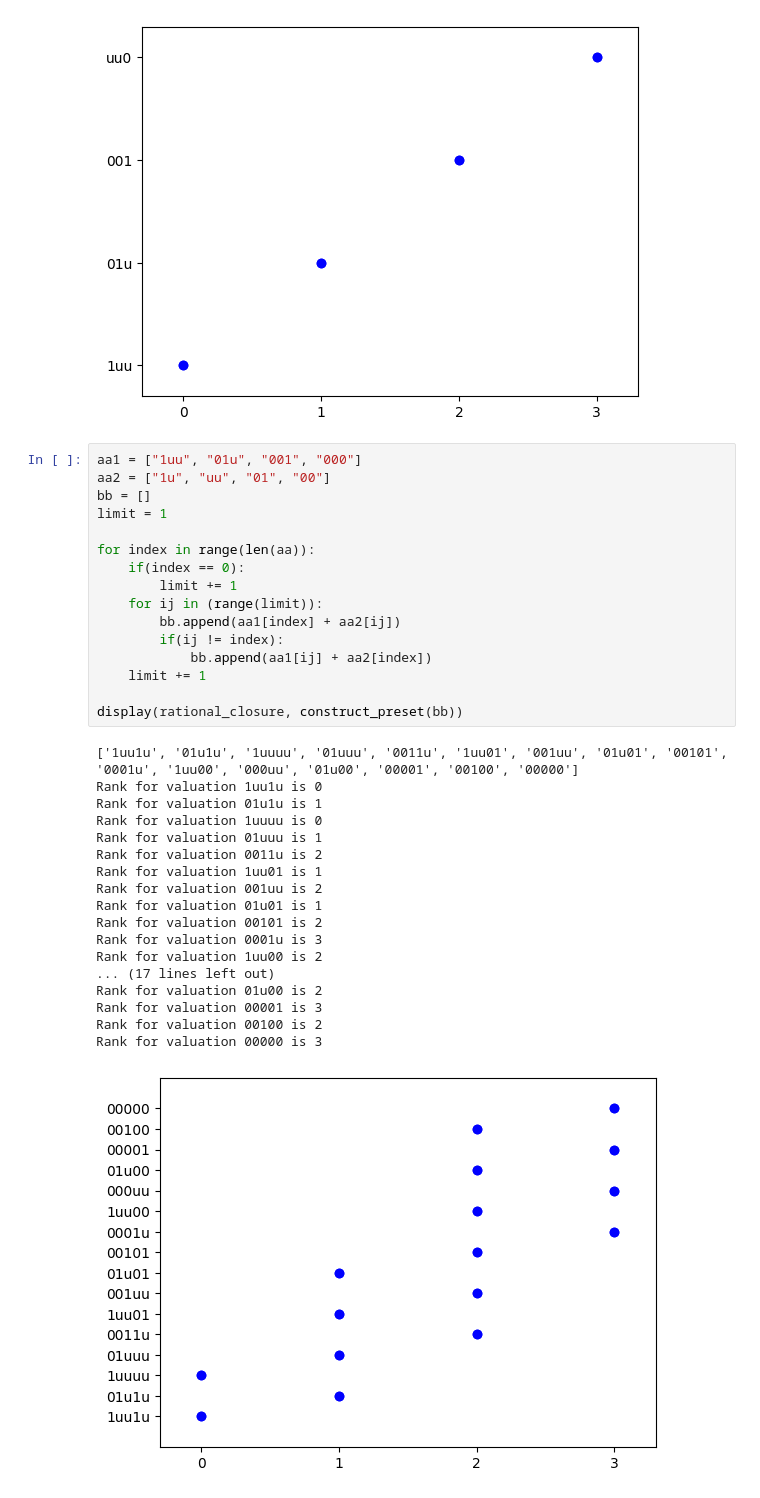
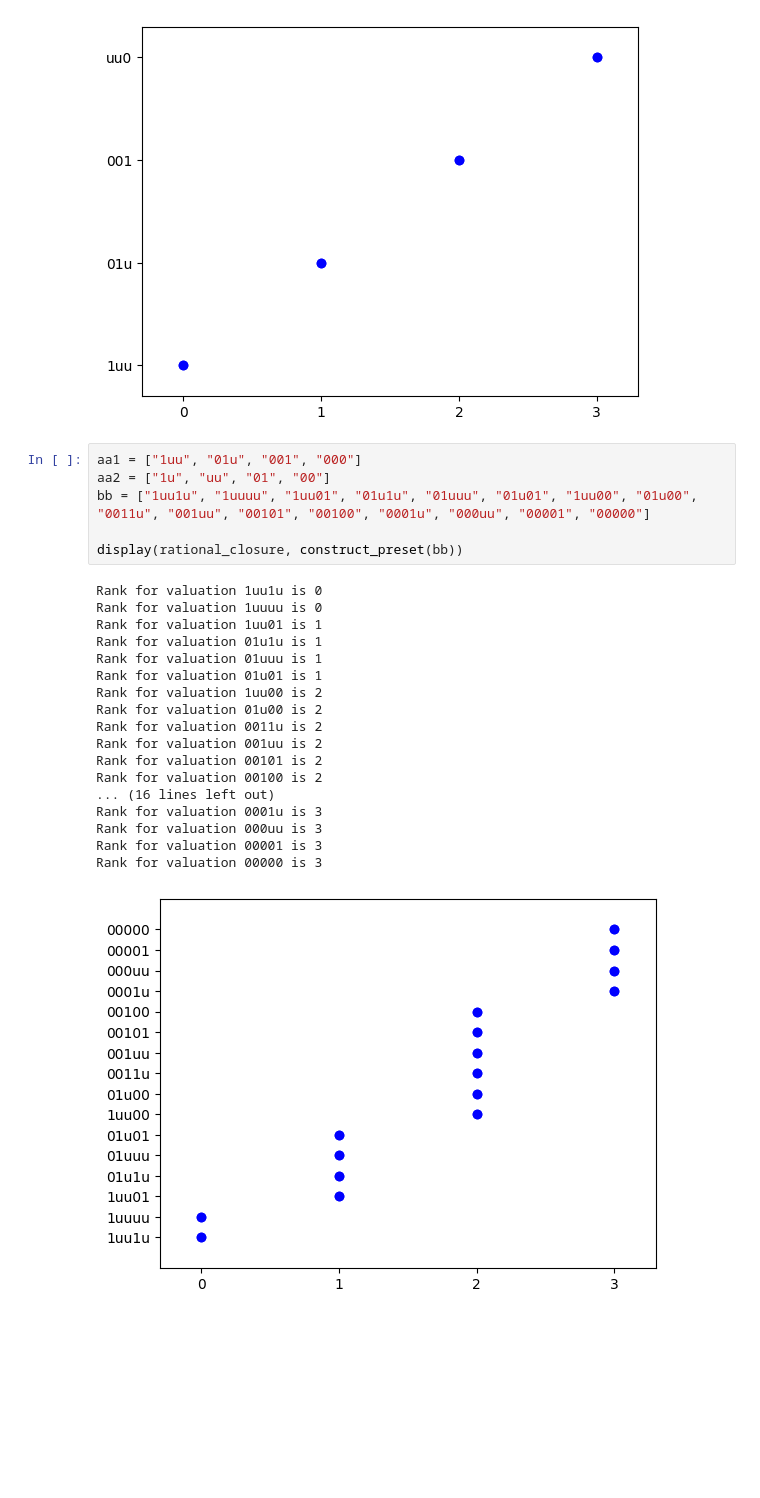
Before and after one commit to mihaicraciun2002/conditional-reasoning-tools, a Jupyter notebook: rational_closures_vectorised_valuations_gdrive.ipynb, the cells around one changed output. Drawn from its saved outputs; the diff is of its cells as text; blank space fills up the shorter version.

```diff
--- a/rational_closures_vectorised_valuations_gdrive.ipynb
+++ b/rational_closures_vectorised_valuations_gdrive.ipynb
@@ -335,35 +335,25 @@ Rank for valuation uu0 is 3
 # %%
 aa1 = ["1uu", "01u", "001", "000"]
 aa2 = ["1u", "uu", "01", "00"]
-bb = []
-limit = 1
-
-for index in range(len(aa)):
-    if(index == 0):
-        limit += 1
-    for ij in (range(limit)):
-        bb.append(aa1[index] + aa2[ij])
-        if(ij != index):
-            bb.append(aa1[ij] + aa2[index])
-    limit += 1
+bb = ["1uu1u", "1uuuu", "1uu01", "01u1u", "01uuu", "01u01", "1uu00", "01u00", "0011u", "001uu", "00101", "00100", "0001u", "000uu", "00001", "00000"]
 
 display(rational_closure, construct_preset(bb))
 # %% [output]
-['1uu1u', '01u1u', '1uuuu', '01uuu', '0011u', '1uu01', '001uu', '01u01', '00101', '0001u', '1uu00', '000uu', '01u00', '00001', '00100', '00000']
 Rank for valuation 1uu1u is 0
+Rank for valuation 1uuuu is 0
+Rank for valuation 1uu01 is 1
 Rank for valuation 01u1u is 1
-Rank for valuation 1uuuu is 0
 Rank for valuation 01uuu is 1
+Rank for valuation 01u01 is 1
+Rank for valuation 1uu00 is 2
+Rank for valuation 01u00 is 2
 Rank for valuation 0011u is 2
-Rank for valuation 1uu01 is 1
 Rank for valuation 001uu is 2
-Rank for valuation 01u01 is 1
 Rank for valuation 00101 is 2
+Rank for valuation 00100 is 2
+... (16 lines left out)
 Rank for valuation 0001u is 3
-Rank for valuation 1uu00 is 2
-... (17 lines left out)
-Rank for valuation 01u00 is 2
+Rank for valuation 000uu is 3
 Rank for valuation 00001 is 3
-Rank for valuation 00100 is 2
 Rank for valuation 00000 is 3
-[figure, old version]
+[figure, new version]
```
Also changed, not shown: parts of 9 cells of this notebook, 1 other file.
